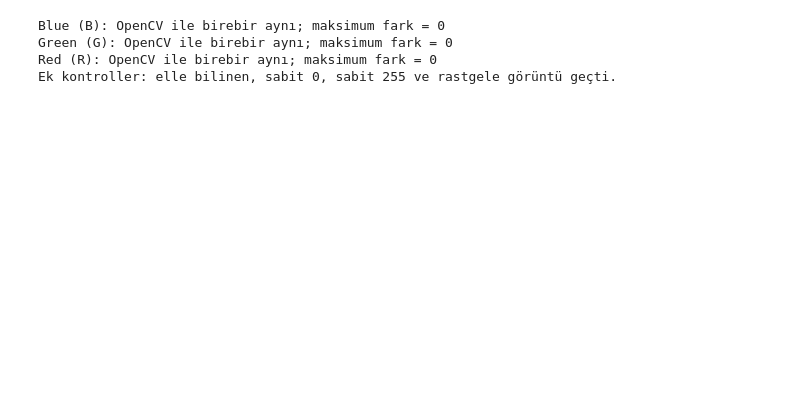
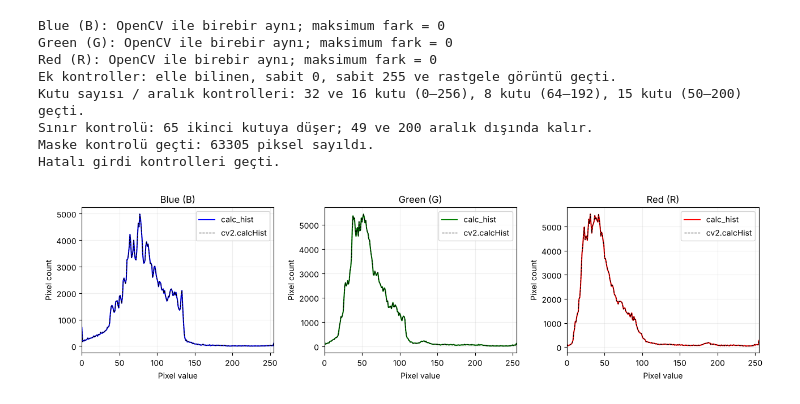
Before and after one commit to Nmertgules/DEEP, a Jupyter notebook: week5/02_color_histograms_manual.ipynb, the cells around one changed output. Saved outputs shown, nothing was run; the diff lists cells and outputs as text; code cells hidden in the pictures; blank space fills up the shorter version.

```diff
--- a/week5/02_color_histograms_manual.ipynb
+++ b/week5/02_color_histograms_manual.ipynb
@@ -34,14 +40 @@ print(f'Görüntü: {bgr.shape[1]} × {bgr.shape[0]}, {bgr.dtype}')
 Görüntü: 640 × 427, uint8
-# %%
-def calc_hist(channel):
-    """Tek kanallı uint8 görüntünün 256 kutulu histogramını elle hesapla."""
-    if channel.ndim != 2 or channel.dtype != np.uint8:
-        raise ValueError('Tek kanallı, uint8 görüntü bekleniyor.')
-    hist = np.zeros(256, dtype=np.int64)
-    for row in channel:
-        for value in row:
-            hist[int(value)] += 1
-    return hist
-
-# Aynı fonksiyon her kanal için ayrı çağrılır; hazır histogram hesabı yok.
-histograms = [calc_hist(channel) for channel in channels]
@@ -64,10 +94,13 @@ Green (G): 256 kutu, toplam 273280 piksel
 Red (R): 256 kutu, toplam 273280 piksel
 # %%
 # OpenCV yalnızca doğrulama için kullanılır, yukarıdaki hesabın parçası değildir.
+def opencv_hist(channel, bins=256, value_range=(0, 256), mask=None):
+    return cv2.calcHist([channel], [0], mask, [bins], list(value_range)).ravel().astype(np.int64)
+
 for name, channel, hist in zip(names, channels, histograms):
-    reference = cv2.calcHist([channel], [0], None, [256], [0, 256]).ravel().astype(np.int64)
+    reference = opencv_hist(channel)
     assert np.array_equal(hist, reference)
-    print(f'{name}: OpenCV ile birebir aynı; maksimum fark = {np.abs(hist-reference).max()}')
+    print(f'{name}: OpenCV ile birebir aynı; maksimum fark = {np.abs(hist - reference).max()}')
 
 # Küçük, sonucu elle bilinen girdiler: 0 ve 255 sınırları, sabit ve rastgele görüntü.
 known = np.array([[0, 0, 255], [1, 128, 255]], dtype=np.uint8)
@@ -77,11 +110,61 @@ assert np.array_equal(calc_hist(known), expected)
 rng = np.random.default_rng(42)
 for channel in [np.zeros((3, 7), np.uint8), np.full((3, 7), 255, np.uint8),
                 rng.integers(0, 256, (17, 23), dtype=np.uint8)]:
-    reference = cv2.calcHist([channel], [0], None, [256], [0, 256]).ravel().astype(np.int64)
-    assert np.array_equal(calc_hist(channel), reference)
+    assert np.array_equal(calc_hist(channel), opencv_hist(channel))
 print('Ek kontroller: elle bilinen, sabit 0, sabit 255 ve rastgele görüntü geçti.')
+
+# Farklı kutu sayıları ve değer aralıkları. Aralık genişliği kutu sayısına tam bölünmediğinde
+# OpenCV kayan noktalı hesap yaptığı için tam kutu sınırındaki bir değeri bazen alttaki kutuya
+# koyar (ör. 50–200 aralığında 10 kutu: 65 değeri 1. değil 0. kutuya düşer). Bu yüzden OpenCV ile
+# karşılaştırmada yalnızca OpenCV'nin de tam sonuç verdiği aralıklar kullanılır.
+for bins, value_range in [(32, (0, 256)), (16, (0, 256)), (8, (64, 192)), (15, (50, 200))]:
+    for channel in channels:
+        assert np.array_equal(calc_hist(channel, bins, value_range), opencv_hist(channel, bins, value_range))
+print('Kutu sayısı / aralık kontrolleri: 32 ve 16 kutu (0–256), 8 kutu (64–192), 15 kutu (50–200) geçti.')
+
+# Tam sayı aritmetiğinin sınır davranışı elle: 50–200 aralığı, 10 kutu, kutu genişliği 15.
+edges = np.array([[50, 64, 65, 199, 200, 49]], dtype=np.uint8)
+assert calc_hist(edges, 10, (50, 200)).tolist() == [2, 1, 0, 0, 0, 0, 0, 0, 0, 1]
+print('Sınır kontrolü: 65 ikinci kutuya düşer; 49 ve 200 aralık dışında kalır.')
+
+# Maske: yalnızca görüntünün ortasındaki daire içi sayılır.
+mask = np.zeros(bgr.shape[:2], np.uint8)
+cv2.circle(mask, (bgr.shape[1] // 2, bgr.shape[0] // 2), min(bgr.shape[:2]) // 3, 255, -1)
+for channel in channels:
+    masked = calc_hist(channel, mask=mask)
+    assert np.array_equal(masked, opencv_hist(channel, mask=mask))
+    assert int(masked.sum()) == int(np.count_nonzero(mask))
+print(f'Maske kontrolü geçti: {np.count_nonzero(mask)} piksel sayıldı.')
+
+# Hatalı girdiler reddedilir.
+for bad in [lambda: calc_hist(bgr), lambda: calc_hist(channels[0].astype(np.float32)),
+            lambda: calc_hist(channels[0], bins=0), lambda: calc_hist(channels[0], value_range=(10, 10)),
+            lambda: calc_hist(channels[0], mask=mask[:10])]:
+    try:
+        bad()
+    except ValueError:
+        continue
+    raise AssertionError('Hatalı girdi kabul edildi.')
+print('Hatalı girdi kontrolleri geçti.')
 # %% [output]
 Blue (B): OpenCV ile birebir aynı; maksimum fark = 0
 Green (G): OpenCV ile birebir aynı; maksimum fark = 0
 Red (R): OpenCV ile birebir aynı; maksimum fark = 0
 Ek kontroller: elle bilinen, sabit 0, sabit 255 ve rastgele görüntü geçti.
+Kutu sayısı / aralık kontrolleri: 32 ve 16 kutu (0–256), 8 kutu (64–192), 15 kutu (50–200) geçti.
+Sınır kontrolü: 65 ikinci kutuya düşer; 49 ve 200 aralık dışında kalır.
+Maske kontrolü geçti: 63305 piksel sayıldı.
+Hatalı girdi kontrolleri geçti.
+# %%
+# Elle hesaplanan (düz çizgi) ve OpenCV (kesikli) eğrileri üst üste: birebir örtüşüyorlar.
+fig, axes = plt.subplots(1, 3, figsize=(13, 3.6))
+for ax, channel, hist, name, color in zip(axes, channels, histograms, names, colors):
+    ax.plot(np.arange(256), hist, color=color, label='calc_hist')
+    ax.plot(np.arange(256), opencv_hist(channel), color='black', linestyle='--', linewidth=0.8, label='cv2.calcHist')
+    ax.set(title=name, xlabel='Pixel value', ylabel='Pixel count', xlim=(0, 255))
+    ax.legend()
+    ax.grid(alpha=0.2)
+fig.tight_layout()
+plt.show()
+# %% [output]
+[figure, added]
```
Also changed, not shown: parts of 4 cells of this notebook, 4 other files.
